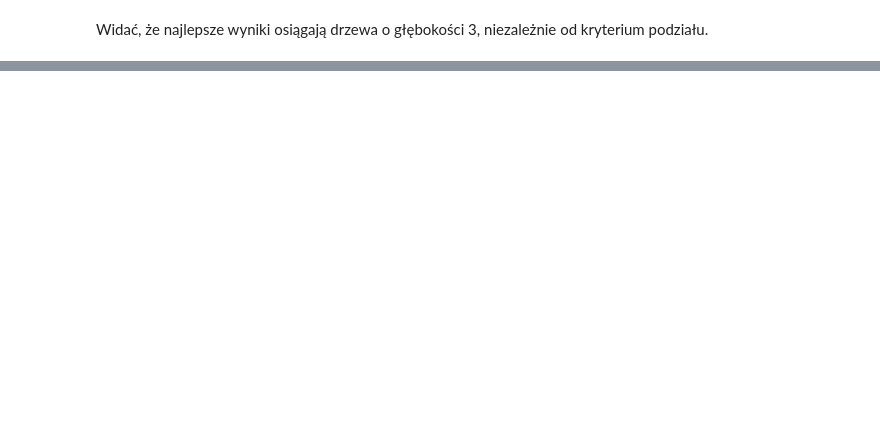
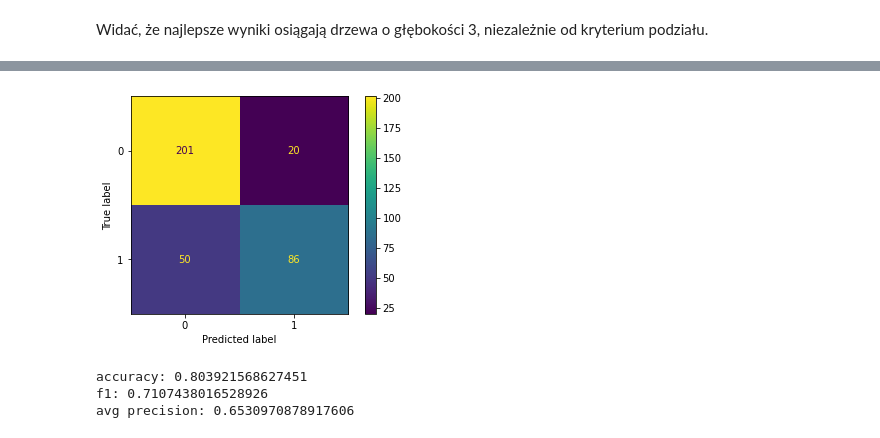
Before and after one commit to PKopel/data-exploration, a Jupyter notebook: trees_ed.ipynb, the cells around one changed output, grey strips where cells are left out. Cells and saved outputs as stored; diff of their text form; code cells hidden in the pictures; blank space fills up the shorter version.

Commit message:
Add decision trees notebook

```diff
--- a/trees_ed.ipynb
+++ b/trees_ed.ipynb
@@ -162,0 +137,7 @@ TypeError: 'int' object is not subscriptable
+# %%
+print('entropy:')
+for depth, min_leaf,score in results_e:
+    print(f'max depth: {depth}\tmin leaf: {min_leaf}\tscore: {score}')
+print('gini:')
+for depth, min_leaf,score in results_g:
+    print(f'max depth: {depth}\tmin leaf: {min_leaf}\tscore: {score}')
@@ -162,0 +162,24 @@ TypeError: 'int' object is not subscriptable
+# %%
+d_tree =  tree.DecisionTreeClassifier(max_depth = depth, criterion='entropy', min_samples_leaf=min_leaf)
+d_tree.fit(X, y)
+predictions = d_tree.predict(X_test)
+
+from sklearn.metrics import confusion_matrix, ConfusionMatrixDisplay
+
+conf_m = confusion_matrix(y_test, predictions, labels=d_tree.classes_)
+disp = ConfusionMatrixDisplay(confusion_matrix=conf_m, display_labels=d_tree.classes_)
+disp.plot()
+plt.show()
+# %% [output]
+[figure, added]
+# %%
+acc = accuracy_score(y_test, predictions)
+f1 = f1_score(y_test, predictions)
+ap = average_precision_score(y_test, predictions)
+print(f'accuracy: {acc}')
+print(f'f1: {f1}')
+print(f'avg precision: {ap}')
+# %% [output]
+accuracy: 0.803921568627451
+f1: 0.7107438016528926
+avg precision: 0.6530970878917606
```
Also changed, not shown: parts of 17 cells of this notebook.
